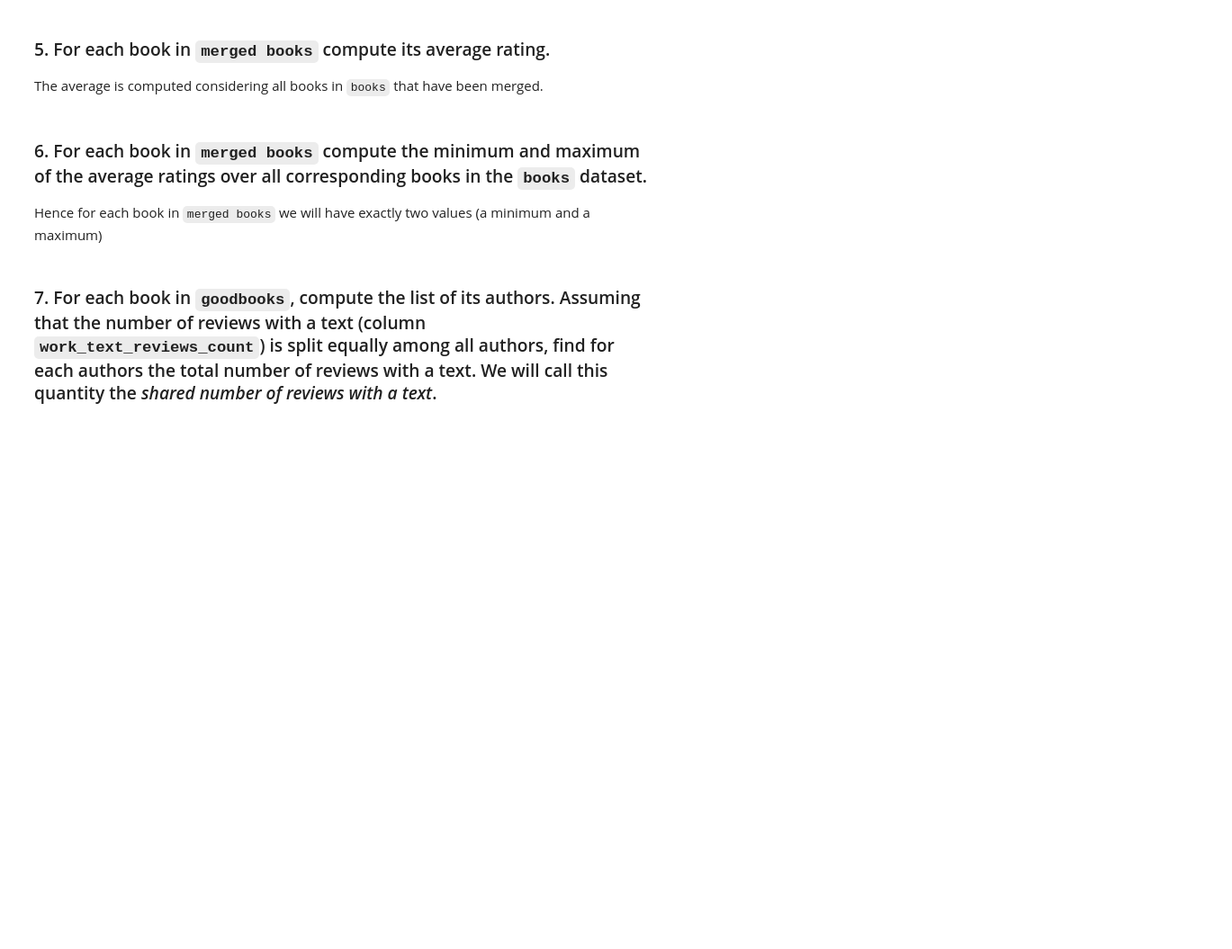
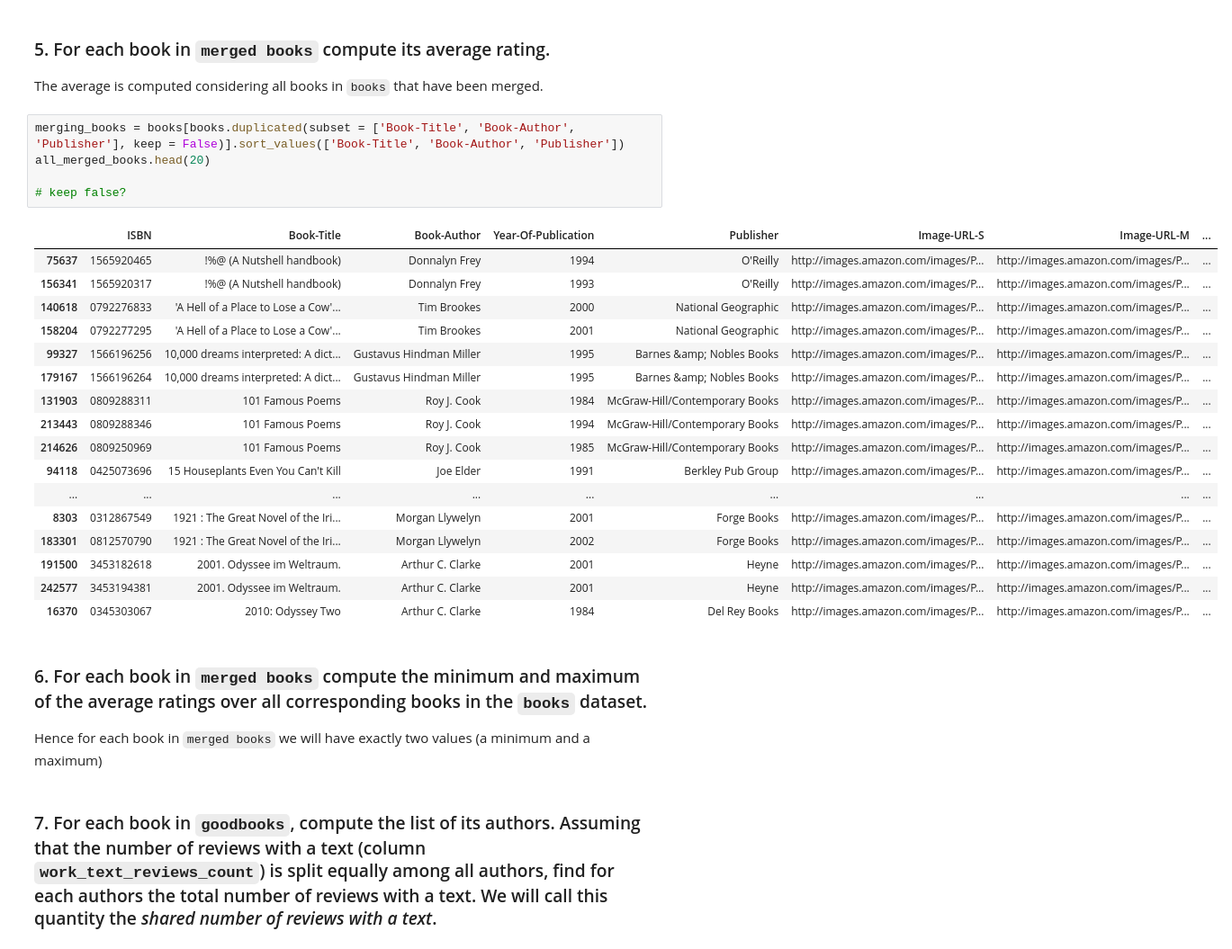
Before and after one commit to gianscuri/Computer_Science_Project_Pandas, a Jupyter notebook: progetto-2021.ipynb, the cells around one changed output. Shown: that part at 90% size. Drawn from its saved outputs; the diff is of its cells as text; blank space fills up the shorter version.

```diff
--- a/progetto-2021.ipynb
+++ b/progetto-2021.ipynb
@@ -167,6 +173,29 @@ merged_books.head()
 ### 5. For each book in `merged books` compute its average rating.
 
 The average is computed considering all books in `books` that have been merged.
+# %%
+merging_books = books[books.duplicated(subset = ['Book-Title', 'Book-Author', 'Publisher'], keep = False)].sort_values(['Book-Title', 'Book-Author', 'Publisher'])
+all_merged_books.head(20)
+
+# keep false?
+# %% [output]
+|  | ISBN | Book-Title | Book-Author | Year-Of-Publication | Publisher | Image-URL-S | Image-URL-M | ... |
+| 75637 | 1565920465 | !%@ (A Nutshell handbook) | Donnalyn Frey | 1994 | O'Reilly | http://images.amazon.com/images/P... | http://images.amazon.com/images/P... | ... |
+| 156341 | 1565920317 | !%@ (A Nutshell handbook) | Donnalyn Frey | 1993 | O'Reilly | http://images.amazon.com/images/P... | http://images.amazon.com/images/P... | ... |
+| 140618 | 0792276833 | 'A Hell of a Place to Lose a Cow'... | Tim Brookes | 2000 | National Geographic | http://images.amazon.com/images/P... | http://images.amazon.com/images/P... | ... |
+| 158204 | 0792277295 | 'A Hell of a Place to Lose a Cow'... | Tim Brookes | 2001 | National Geographic | http://images.amazon.com/images/P... | http://images.amazon.com/images/P... | ... |
+| 99327 | 1566196256 | 10,000 dreams interpreted: A dict... | Gustavus Hindman Miller | 1995 | Barnes &amp; Nobles Books | http://images.amazon.com/images/P... | http://images.amazon.com/images/P... | ... |
+| 179167 | 1566196264 | 10,000 dreams interpreted: A dict... | Gustavus Hindman Miller | 1995 | Barnes &amp; Nobles Books | http://images.amazon.com/images/P... | http://images.amazon.com/images/P... | ... |
+| 131903 | 0809288311 | 101 Famous Poems | Roy J. Cook | 1984 | McGraw-Hill/Contemporary Books | http://images.amazon.com/images/P... | http://images.amazon.com/images/P... | ... |
+| 213443 | 0809288346 | 101 Famous Poems | Roy J. Cook | 1994 | McGraw-Hill/Contemporary Books | http://images.amazon.com/images/P... | http://images.amazon.com/images/P... | ... |
+| 214626 | 0809250969 | 101 Famous Poems | Roy J. Cook | 1985 | McGraw-Hill/Contemporary Books | http://images.amazon.com/images/P... | http://images.amazon.com/images/P... | ... |
+| 94118 | 0425073696 | 15 Houseplants Even You Can't Kill | Joe Elder | 1991 | Berkley Pub Group | http://images.amazon.com/images/P... | http://images.amazon.com/images/P... | ... |
+| ... | ... | ... | ... | ... | ... | ... | ... | ... |
+| 8303 | 0312867549 | 1921 : The Great Novel of the Iri... | Morgan Llywelyn | 2001 | Forge Books | http://images.amazon.com/images/P... | http://images.amazon.com/images/P... | ... |
+| 183301 | 0812570790 | 1921 : The Great Novel of the Iri... | Morgan Llywelyn | 2002 | Forge Books | http://images.amazon.com/images/P... | http://images.amazon.com/images/P... | ... |
+| 191500 | 3453182618 | 2001. Odyssee im Weltraum. | Arthur C. Clarke | 2001 | Heyne | http://images.amazon.com/images/P... | http://images.amazon.com/images/P... | ... |
+| 242577 | 3453194381 | 2001. Odyssee im Weltraum. | Arthur C. Clarke | 2001 | Heyne | http://images.amazon.com/images/P... | http://images.amazon.com/images/P... | ... |
+| 16370 | 0345303067 | 2010: Odyssey Two | Arthur C. Clarke | 1984 | Del Rey Books | http://images.amazon.com/images/P... | http://images.amazon.com/images/P... | ... |
 # %% [markdown]
 ### 6. For each book in `merged books` compute the minimum and maximum of the average ratings over all corresponding books in the `books` dataset.
 
```
Also changed, not shown: parts of 2 cells of this notebook.
